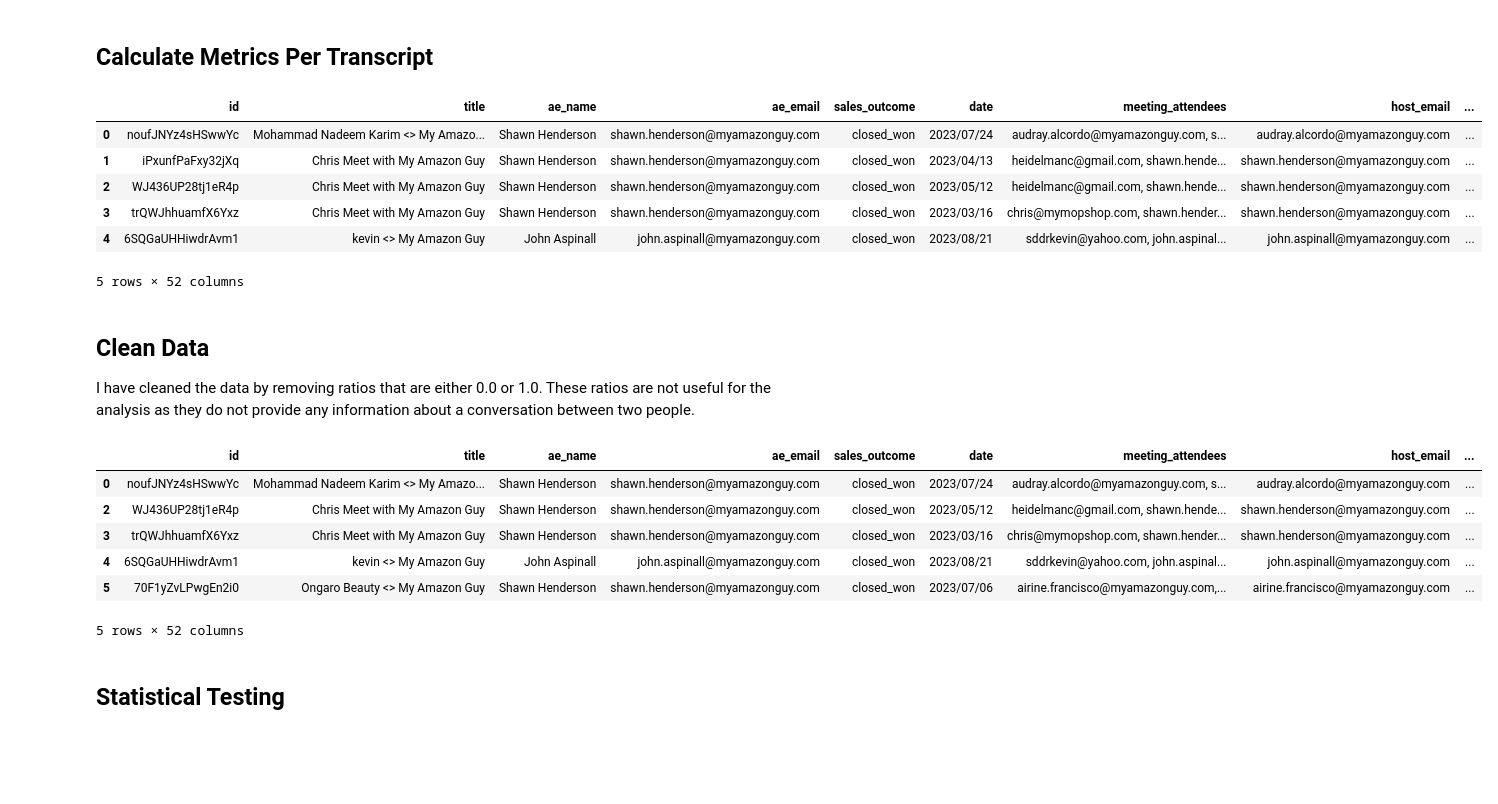
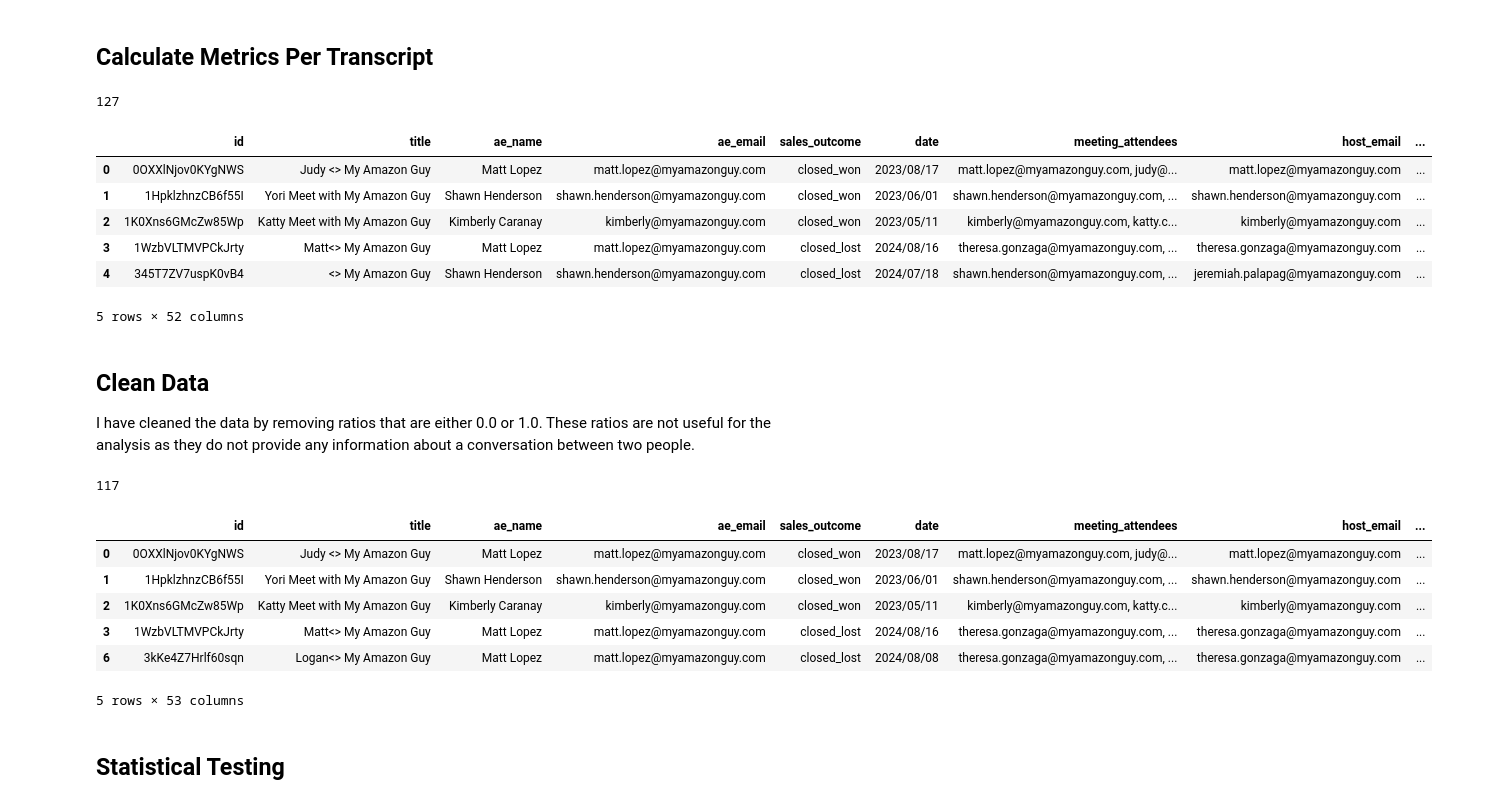
Before and after one commit to MyamazonguyGithub/sales-meetings-report, a Jupyter notebook: nb_sentiment_analysis.ipynb, the cells around one changed output. Cells and saved outputs as stored; diff of their text form; code cells hidden in the pictures; blank space fills up the shorter version.

Commit message:
chore: save last changes on variable outputs

```diff
--- a/nb_sentiment_analysis.ipynb
+++ b/nb_sentiment_analysis.ipynb
@@ -28,7 +16,7 @@ from sklearn.preprocessing import StandardScaler
 # %%
 import one_off
 
-# # Approximately takes 2:30 / item
+# # Approximately takes 2:30 / item in Dan's computer
 # all_transcripts_df = one_off.main()
 
 # all_transcripts_df
@@ -36,33 +24,42 @@ import one_off
 # Use the saved data to avoid running the code above
 all_transcripts_df = pd.read_csv('transcript_dfs/all_transcripts_df.csv')
 
+# Print length of the dataframe
+print(len(all_transcripts_df))
+
 all_transcripts_df.head()
 # %% [output]
+127
 |  | id | title | ae_name | ae_email | sales_outcome | date | meeting_attendees | host_email | ... |
-| 0 | noufJNYz4sHSwwYc | Mohammad Nadeem Karim <> My Amazo... | Shawn Henderson | shawn.henderson@myamazonguy.com | closed_won | 2023/07/24 | audray.alcordo@myamazonguy.com, s... | audray.alcordo@myamazonguy.com | ... |
-| 1 | iPxunfPaFxy32jXq | Chris Meet with My Amazon Guy | Shawn Henderson | shawn.henderson@myamazonguy.com | closed_won | 2023/04/13 | heidelmanc@gmail.com, shawn.hende... | shawn.henderson@myamazonguy.com | ... |
-| 2 | WJ436UP28tj1eR4p | Chris Meet with My Amazon Guy | Shawn Henderson | shawn.henderson@myamazonguy.com | closed_won | 2023/05/12 | heidelmanc@gmail.com, shawn.hende... | shawn.henderson@myamazonguy.com | ... |
-| 3 | trQWJhhuamfX6Yxz | Chris Meet with My Amazon Guy | Shawn Henderson | shawn.henderson@myamazonguy.com | closed_won | 2023/03/16 | chris@mymopshop.com, shawn.hender... | shawn.henderson@myamazonguy.com | ... |
-| 4 | 6SQGaUHHiwdrAvm1 | kevin <> My Amazon Guy | John Aspinall | john.aspinall@myamazonguy.com | closed_won | 2023/08/21 | sddrkevin@yahoo.com, john.aspinal... | john.aspinall@myamazonguy.com | ... |
+| 0 | 0OXXlNjov0KYgNWS | Judy <> My Amazon Guy | Matt Lopez | matt.lopez@myamazonguy.com | closed_won | 2023/08/17 | matt.lopez@myamazonguy.com, judy@... | matt.lopez@myamazonguy.com | ... |
+| 1 | 1HpklzhnzCB6f55I | Yori Meet with My Amazon Guy | Shawn Henderson | shawn.henderson@myamazonguy.com | closed_won | 2023/06/01 | shawn.henderson@myamazonguy.com, ... | shawn.henderson@myamazonguy.com | ... |
+| 2 | 1K0Xns6GMcZw85Wp | Katty Meet with My Amazon Guy | Kimberly Caranay | kimberly@myamazonguy.com | closed_won | 2023/05/11 | kimberly@myamazonguy.com, katty.c... | kimberly@myamazonguy.com | ... |
+| 3 | 1WzbVLTMVPCkJrty | Matt<> My Amazon Guy | Matt Lopez | matt.lopez@myamazonguy.com | closed_lost | 2024/08/16 | theresa.gonzaga@myamazonguy.com, ... | theresa.gonzaga@myamazonguy.com | ... |
+| 4 | 345T7ZV7uspK0vB4 | <> My Amazon Guy | Shawn Henderson | shawn.henderson@myamazonguy.com | closed_lost | 2024/07/18 | shawn.henderson@myamazonguy.com, ... | jeremiah.palapag@myamazonguy.com | ... |
-5 rows × 52 columns
+5 rows × 52 columns
 # %% [markdown]
 ## Clean Data
 I have cleaned the data by removing ratios that are either 0.0 or 1.0. These ratios are not useful for the analysis as they do not provide any information about a conversation between two people.
 # %%
-# Save all_transcripts_df to a csv file
-all_transcripts_df.to_csv('transcript_dfs/all_transcripts_df.csv', index=False)
+# Save all_transcripts_df to a csv file if the file does not exist
+if not os.path.exists('transcript_dfs/all_transcripts_df.csv'):
+	all_transcripts_df.to_csv('transcript_dfs/all_transcripts_df.csv', index=False)
 
 # Remove rows that have 1.0 or 0.0 as the value for the ae_talk_ratio
-test_df = all_transcripts_df.loc[(all_transcripts_df['ae_talk_ratio'] != 1.0) & (all_transcripts_df['ae_talk_ratio'] != 0.0)]
+has_two_parties_df = all_transcripts_df.loc[(all_transcripts_df['ae_talk_ratio'] != 1.0) & (all_transcripts_df['ae_talk_ratio'] != 0.0)].copy()
+has_two_parties_df.loc[:, 'sales_outcome_binary'] = has_two_parties_df['sales_outcome'].map({'closed_won': 1, 'closed_lost': 0})
 
-test_df.head()
+# Print length of the dataframe
+print(len(has_two_parties_df))
+has_two_parties_df.head()
 # %% [output]
+117
 |  | id | title | ae_name | ae_email | sales_outcome | date | meeting_attendees | host_email | ... |
-| 0 | noufJNYz4sHSwwYc | Mohammad Nadeem Karim <> My Amazo... | Shawn Henderson | shawn.henderson@myamazonguy.com | closed_won | 2023/07/24 | audray.alcordo@myamazonguy.com, s... | audray.alcordo@myamazonguy.com | ... |
-| 2 | WJ436UP28tj1eR4p | Chris Meet with My Amazon Guy | Shawn Henderson | shawn.henderson@myamazonguy.com | closed_won | 2023/05/12 | heidelmanc@gmail.com, shawn.hende... | shawn.henderson@myamazonguy.com | ... |
-| 3 | trQWJhhuamfX6Yxz | Chris Meet with My Amazon Guy | Shawn Henderson | shawn.henderson@myamazonguy.com | closed_won | 2023/03/16 | chris@mymopshop.com, shawn.hender... | shawn.henderson@myamazonguy.com | ... |
-| 4 | 6SQGaUHHiwdrAvm1 | kevin <> My Amazon Guy | John Aspinall | john.aspinall@myamazonguy.com | closed_won | 2023/08/21 | sddrkevin@yahoo.com, john.aspinal... | john.aspinall@myamazonguy.com | ... |
-| 5 | 70F1yZvLPwgEn2i0 | Ongaro Beauty <> My Amazon Guy | Shawn Henderson | shawn.henderson@myamazonguy.com | closed_won | 2023/07/06 | airine.francisco@myamazonguy.com,... | airine.francisco@myamazonguy.com | ... |
+| 0 | 0OXXlNjov0KYgNWS | Judy <> My Amazon Guy | Matt Lopez | matt.lopez@myamazonguy.com | closed_won | 2023/08/17 | matt.lopez@myamazonguy.com, judy@... | matt.lopez@myamazonguy.com | ... |
+| 1 | 1HpklzhnzCB6f55I | Yori Meet with My Amazon Guy | Shawn Henderson | shawn.henderson@myamazonguy.com | closed_won | 2023/06/01 | shawn.henderson@myamazonguy.com, ... | shawn.henderson@myamazonguy.com | ... |
+| 2 | 1K0Xns6GMcZw85Wp | Katty Meet with My Amazon Guy | Kimberly Caranay | kimberly@myamazonguy.com | closed_won | 2023/05/11 | kimberly@myamazonguy.com, katty.c... | kimberly@myamazonguy.com | ... |
+| 3 | 1WzbVLTMVPCkJrty | Matt<> My Amazon Guy | Matt Lopez | matt.lopez@myamazonguy.com | closed_lost | 2024/08/16 | theresa.gonzaga@myamazonguy.com, ... | theresa.gonzaga@myamazonguy.com | ... |
+| 6 | 3kKe4Z7Hrlf60sqn | Logan<> My Amazon Guy | Matt Lopez | matt.lopez@myamazonguy.com | closed_lost | 2024/08/08 | theresa.gonzaga@myamazonguy.com, ... | theresa.gonzaga@myamazonguy.com | ... |
-5 rows × 52 columns
+5 rows × 53 columns
 # %% [markdown]
 ## Statistical Testing
```
Also changed, not shown: parts of 13 cells of this notebook, 2 other files.
